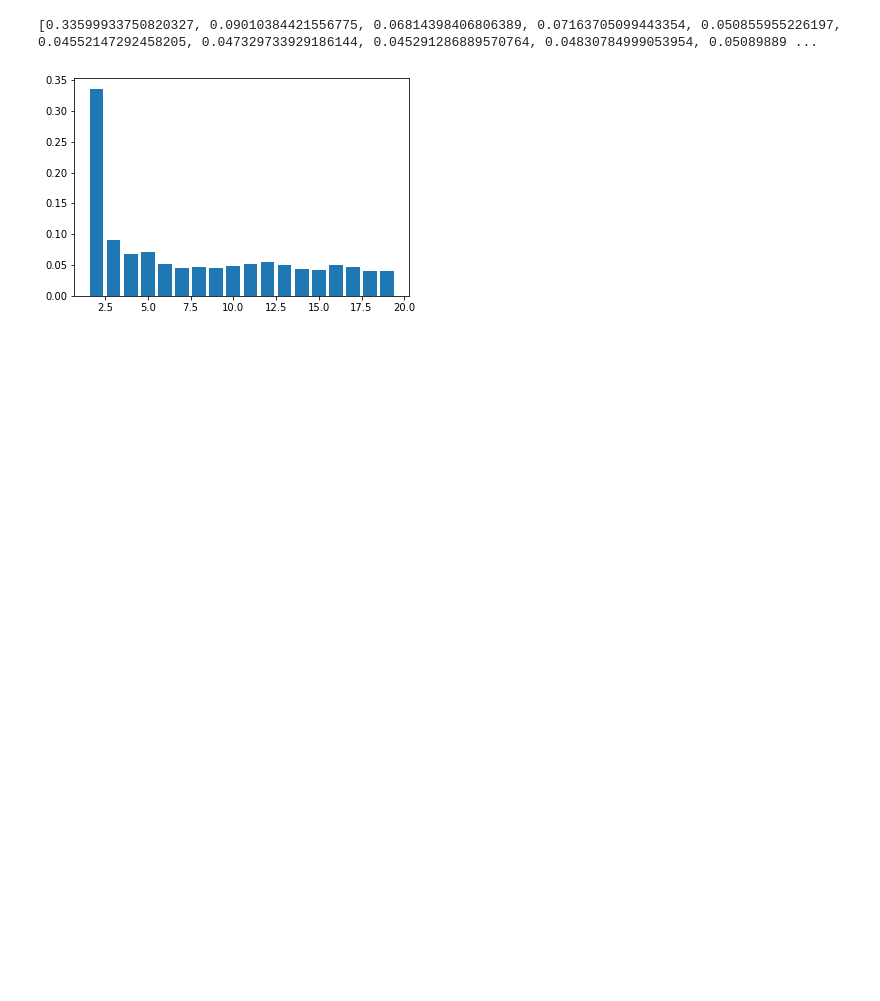
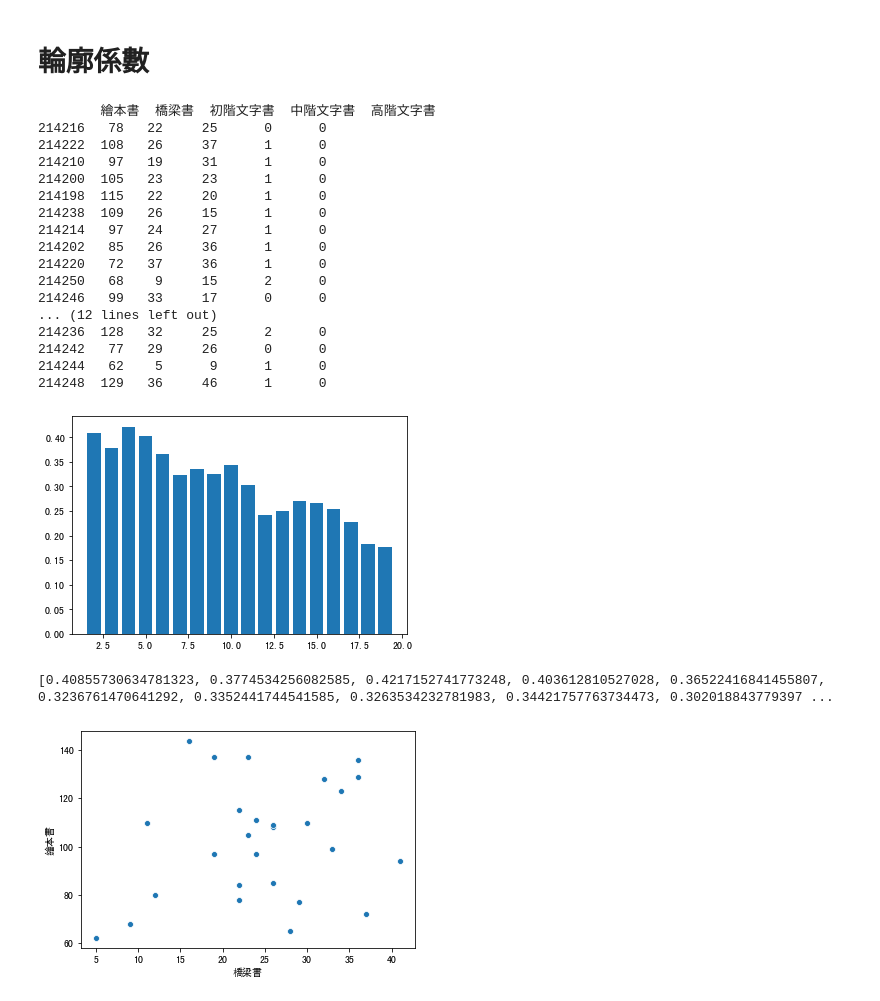
Before and after one commit to lairuilin/python_learn_note, a Jupyter notebook: 分類書籍.ipynb, the cells around one changed output. Saved outputs shown, nothing was run; the diff lists cells and outputs as text; code cells hidden in the pictures; blank space fills up the shorter version.

```diff
--- a/分類書籍.ipynb
+++ b/分類書籍.ipynb
@@ -1,3 +166,48 @@
+# %% [markdown]
+# 輪廓係數
+# %%
+
+df1 = pd.read_excel("學生閱讀書籍難度表.xlsx",index_col=0)
+print(df1)
+silhouette_avgs = []
+ks = range(2, 20)
+for k in ks:
+    kmeans_fit = KMeans(n_clusters = k).fit(df1)
+    cluster_labels = kmeans_fit.labels_
+    silhouette_avg = metrics.silhouette_score(df1, cluster_labels)
+    silhouette_avgs.append(silhouette_avg)
+
+# 作圖並印出 k = 2 到 10 的績效
+plt.bar(ks, silhouette_avgs)
+plt.show()
+
+print(silhouette_avgs)
+
+
+sns.scatterplot(df1.橋梁書,df1.繪本書)
+# sns.scatterplot(df1.bridege,df1.low_book)
+plt.show()
+# %% [output]
+        繪本書  橋梁書  初階文字書  中階文字書  高階文字書
+214216   78   22     25      0      0
+214222  108   26     37      1      0
+214210   97   19     31      1      0
+214200  105   23     23      1      0
+214198  115   22     20      1      0
+214238  109   26     15      1      0
+214214   97   24     27      1      0
+214202   85   26     36      1      0
+214220   72   37     36      1      0
+214250   68    9     15      2      0
+214246   99   33     17      0      0
+... (12 lines left out)
+214236  128   32     25      2      0
+214242   77   29     26      0      0
+214244   62    5      9      1      0
+214248  129   36     46      1      0
+[figure, added]
+[0.40855730634781323, 0.3774534256082585, 0.4217152741773248, 0.403612810527028, 0.36522416841455807, 0.3236761470641292, 0.3352441744541585, 0.3263534232781983, 0.34421757763734473, 0.302018843779397 ...
+[figure, added]
 # %%
 from sklearn import cluster, datasets
 import pandas as pd
@@ -12,33 +221,0 @@ from numpy import genfromtxt
-# %%
-
-df1 = pd.read_csv("閱讀順序矩陣_依照編號(書名版).csv",index_col=0,header=0,encoding='utf-8')
-df1=df1.loc[:, (df1 != 0).any(axis=0)]  ## 把dataframe的col部分 不等於0的col取出並重新指定入df1
-df1= df1.loc[:, (df1 != 1).any(axis=0)]   ##把dataframe的col部分 不等於1的col取出並重新指定入df1
-index=df1.index
-# print(index)
-columns=df1.columns
-# print(columns)
-# print(df1)
-df1 = normalize(df1, axis=1, norm='max')
-df1=pd.DataFrame(df1,index=index,columns=columns)
-# print(df1)
-df1=df1.T
-# print(df1)
-silhouette_avgs = []
-ks = range(2, 20)
-for k in ks:
-    kmeans_fit = KMeans(n_clusters = k).fit(df1)
-    cluster_labels = kmeans_fit.labels_
-    silhouette_avg = metrics.silhouette_score(df1, cluster_labels)
-    silhouette_avgs.append(silhouette_avg)
-
-# 作圖並印出 k = 2 到 20 的績效
-plt.bar(ks, silhouette_avgs)
-
-
-print(silhouette_avgs)
-
-plt.show()
-# %% [output]
-[0.33599933750820327, 0.09010384421556775, 0.06814398406806389, 0.07163705099443354, 0.050855955226197, 0.04552147292458205, 0.047329733929186144, 0.045291286889570764, 0.04830784999053954, 0.05089889 ...
-[figure, removed]
```
Also changed, not shown: parts of 16 cells of this notebook, 3 other files.
